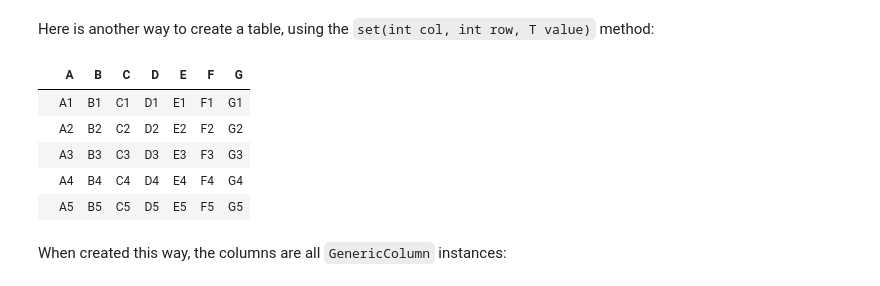
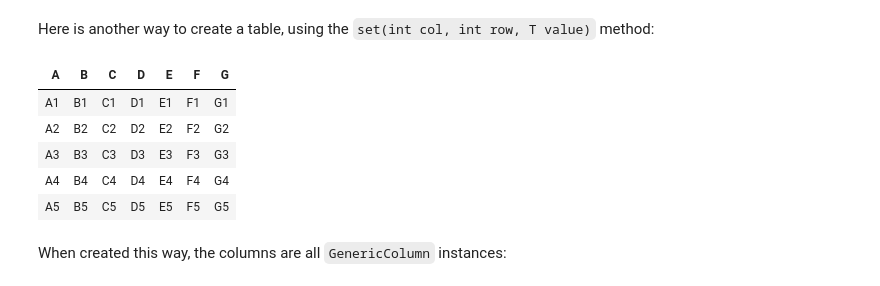
Before and after one commit to imagej/tutorials, a Jupyter notebook: notebooks/1_-_Using_ImageJ/4_-_Working_with_tables.ipynb, the cells around one changed output. Saved outputs shown, nothing was run; the diff lists cells and outputs as text; code cells hidden in the pictures.

```diff
--- a/notebooks/1_-_Using_ImageJ/4_-_Working_with_tables.ipynb
+++ b/notebooks/1_-_Using_ImageJ/4_-_Working_with_tables.ipynb
@@ -20,0 +5,5 @@ Before we dive into creating ImageJ `Table` objects, it is helpful to know about
+# %%
+%classpath config resolver imagej.public https://maven.imagej.net/content/groups/public
+%classpath add mvn net.imagej imagej 2.0.0-rc-71
+ij = new net.imagej.ImageJ()
+"ImageJ v${ij.getVersion()} is ready to go."
@@ -95,26 +174,26 @@ table
 # %% [markdown]
 Here is another way to create a table, using the `set(int col, int row, T value)` method:
 # %%
-import net.imagej.table.DefaultGenericTable
+import org.scijava.table.DefaultGenericTable
 colCount = 7
 rowCount = 5
 spreadsheet = new DefaultGenericTable(colCount, rowCount)
 for (col = 0; col < colCount; col++) {
-    letter = (char) ((int) 'A' + col)
+    letter = (char) (col + 65) // 0->A, 1->B, etc.
     spreadsheet.setColumnHeader(col, "" + letter)
     for (row = 0; row < rowCount; row++) {
         data = "" + letter + (row + 1)
         spreadsheet.set(col, row, data)
     }
 }
-spreadsheet
+ij.notebook().display((Object) spreadsheet)
 # %% [output]
-|  | A | B | C | D | E | F | G |
-|  | A1 | B1 | C1 | D1 | E1 | F1 | G1 |
-|  | A2 | B2 | C2 | D2 | E2 | F2 | G2 |
-|  | A3 | B3 | C3 | D3 | E3 | F3 | G3 |
-|  | A4 | B4 | C4 | D4 | E4 | F4 | G4 |
-|  | A5 | B5 | C5 | D5 | E5 | F5 | G5 |
+| A | B | C | D | E | F | G |
+| A1 | B1 | C1 | D1 | E1 | F1 | G1 |
+| A2 | B2 | C2 | D2 | E2 | F2 | G2 |
+| A3 | B3 | C3 | D3 | E3 | F3 | G3 |
+| A4 | B4 | C4 | D4 | E4 | F4 | G4 |
+| A5 | B5 | C5 | D5 | E5 | F5 | G5 |
 # %% [markdown]
 When created this way, the columns are all `GenericColumn` instances:
 # %%
```
Also changed, not shown: parts of 38 cells of this notebook, 18 other files.
